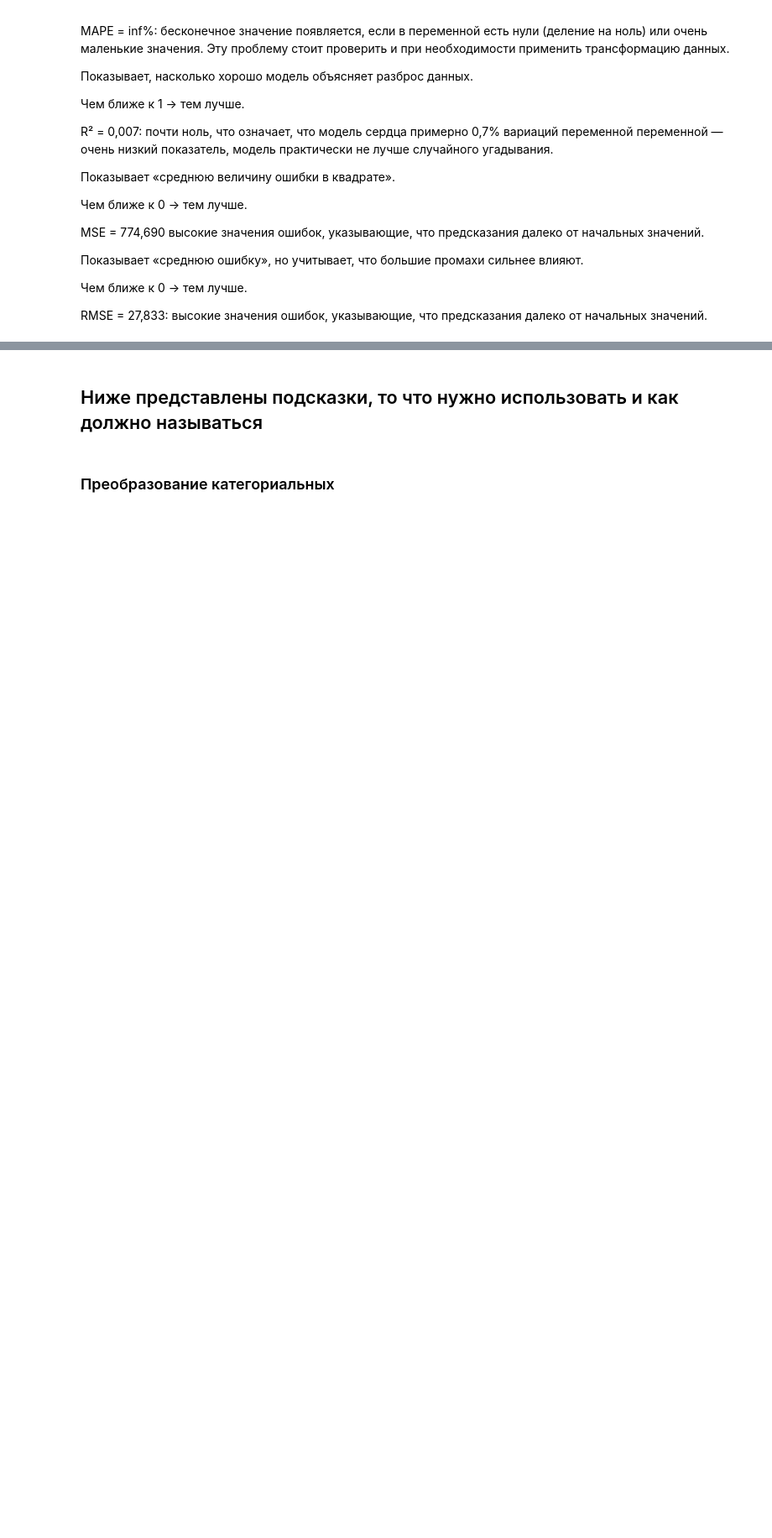
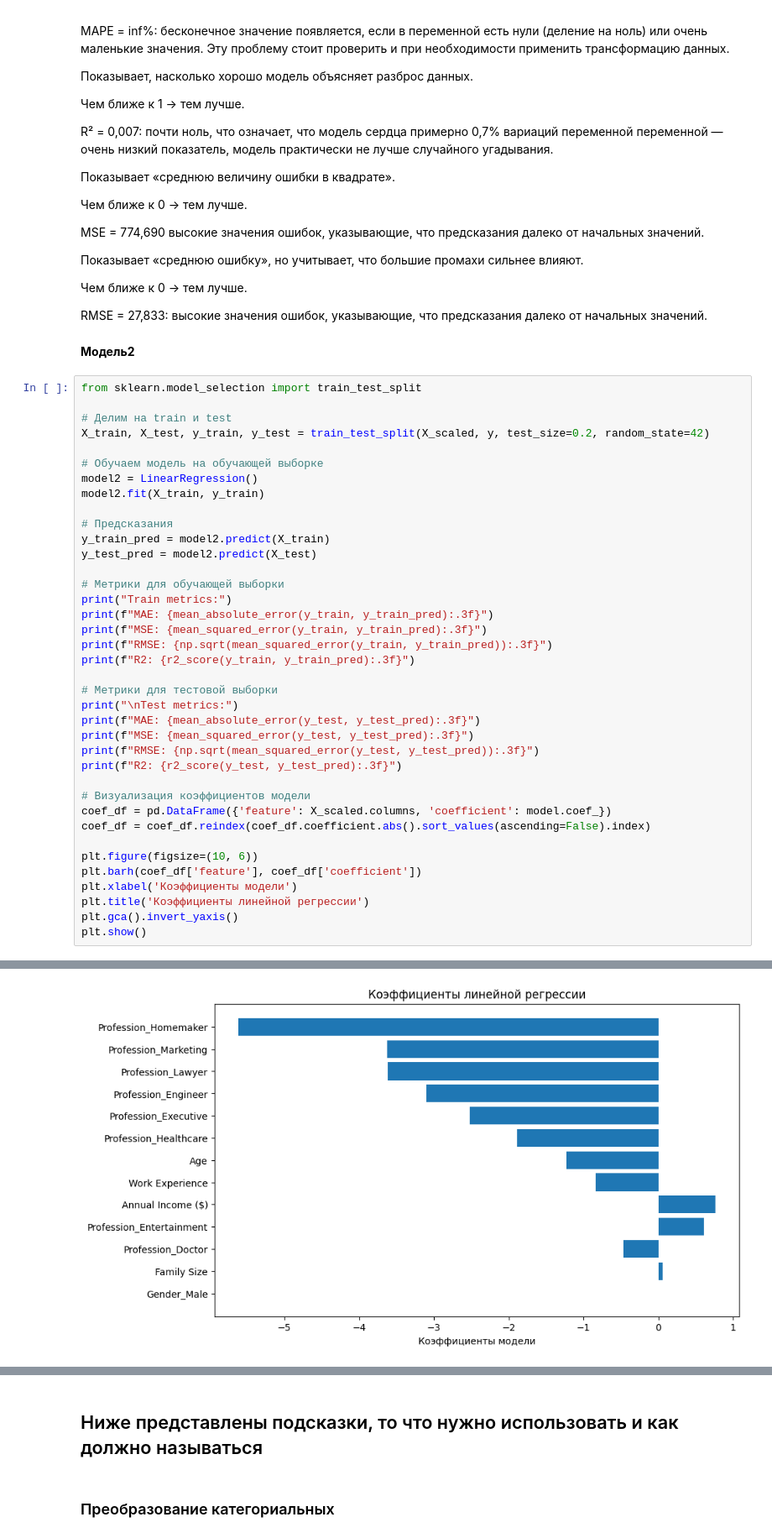
Before and after one commit to Canchili/-, a Jupyter notebook: Копия_блокнота_"Домашнее_задание_2_ipynb".ipynb, the cells around one changed output, grey strips where cells are left out. Shown: that part at 84% size. Drawn from its saved outputs; the diff is of its cells as text; blank space fills up the shorter version.

```diff
--- a/Копия_блокнота_"Домашнее_задание_2_ipynb".ipynb
+++ b/Копия_блокнота_"Домашнее_задание_2_ipynb".ipynb
@@ -476,3 +502,44 @@ MSE = 774,690 высокие значения ошибок, указывающи
  Чем ближе к 0 → тем лучше.
 
  RMSE = 27,833: высокие значения ошибок, указывающие, что предсказания далеко от начальных значений.
+# %% [markdown]
+**Модель2**
+# %%
+from sklearn.model_selection import train_test_split
+
+# Делим на train и test
+X_train, X_test, y_train, y_test = train_test_split(X_scaled, y, test_size=0.2, random_state=42)
+
+# Обучаем модель на обучающей выборке
+model2 = LinearRegression()
+model2.fit(X_train, y_train)
+
+# Предсказания
+y_train_pred = model2.predict(X_train)
+y_test_pred = model2.predict(X_test)
+
+# Метрики для обучающей выборки
+print("Train metrics:")
+print(f"MAE: {mean_absolute_error(y_train, y_train_pred):.3f}")
+print(f"MSE: {mean_squared_error(y_train, y_train_pred):.3f}")
+print(f"RMSE: {np.sqrt(mean_squared_error(y_train, y_train_pred)):.3f}")
+print(f"R2: {r2_score(y_train, y_train_pred):.3f}")
+
+# Метрики для тестовой выборки
+print("\nTest metrics:")
+print(f"MAE: {mean_absolute_error(y_test, y_test_pred):.3f}")
+print(f"MSE: {mean_squared_error(y_test, y_test_pred):.3f}")
+print(f"RMSE: {np.sqrt(mean_squared_error(y_test, y_test_pred)):.3f}")
+print(f"R2: {r2_score(y_test, y_test_pred):.3f}")
+
+# Визуализация коэффициентов модели
+coef_df = pd.DataFrame({'feature': X_scaled.columns, 'coefficient': model.coef_})
+coef_df = coef_df.reindex(coef_df.coefficient.abs().sort_values(ascending=False).index)
+
+plt.figure(figsize=(10, 6))
+plt.barh(coef_df['feature'], coef_df['coefficient'])
+plt.xlabel('Коэффициенты модели')
+plt.title('Коэффициенты линейной регрессии')
+plt.gca().invert_yaxis()
+plt.show()
+# %% [output]
@@ -478,0 +557 @@ MSE = 774,690 высокие значения ошибок, указывающи
+[figure, added]
```
Also changed, not shown: parts of 10 cells of this notebook.
